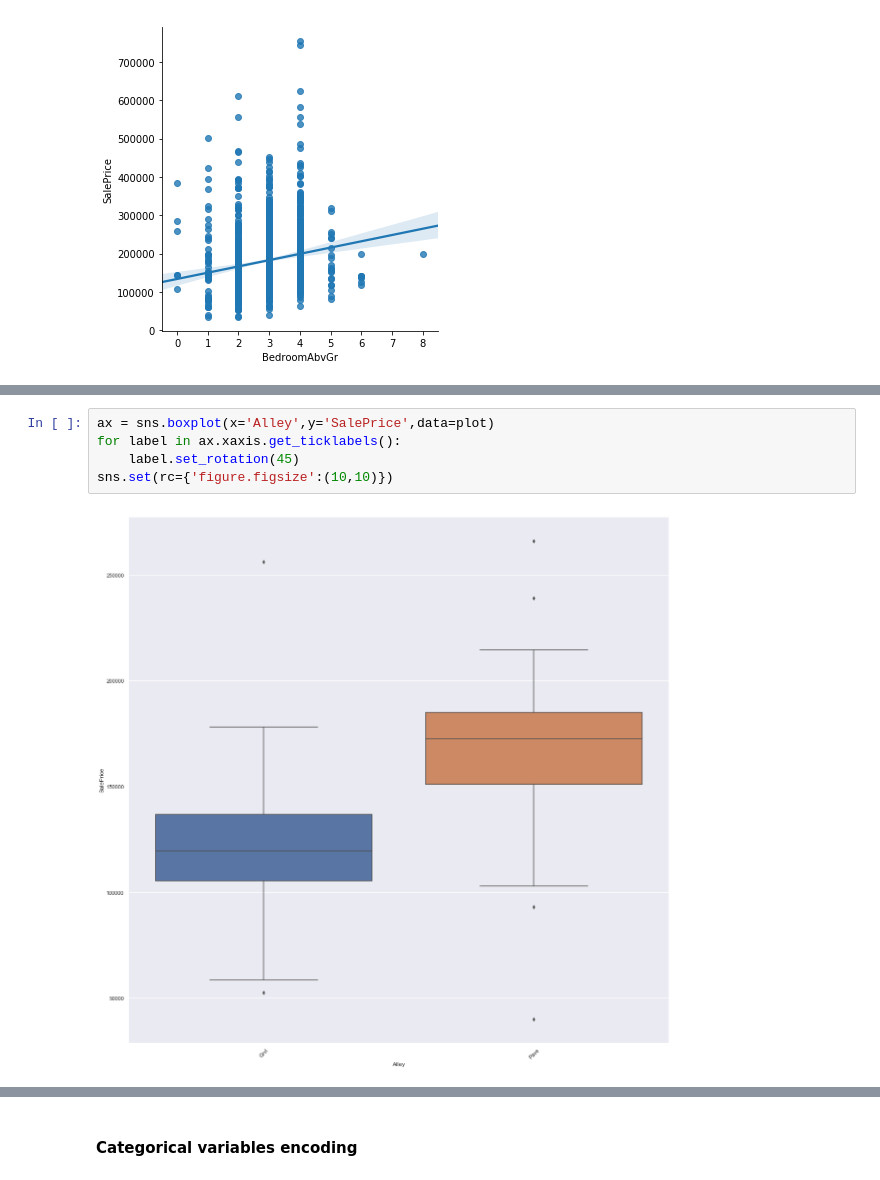
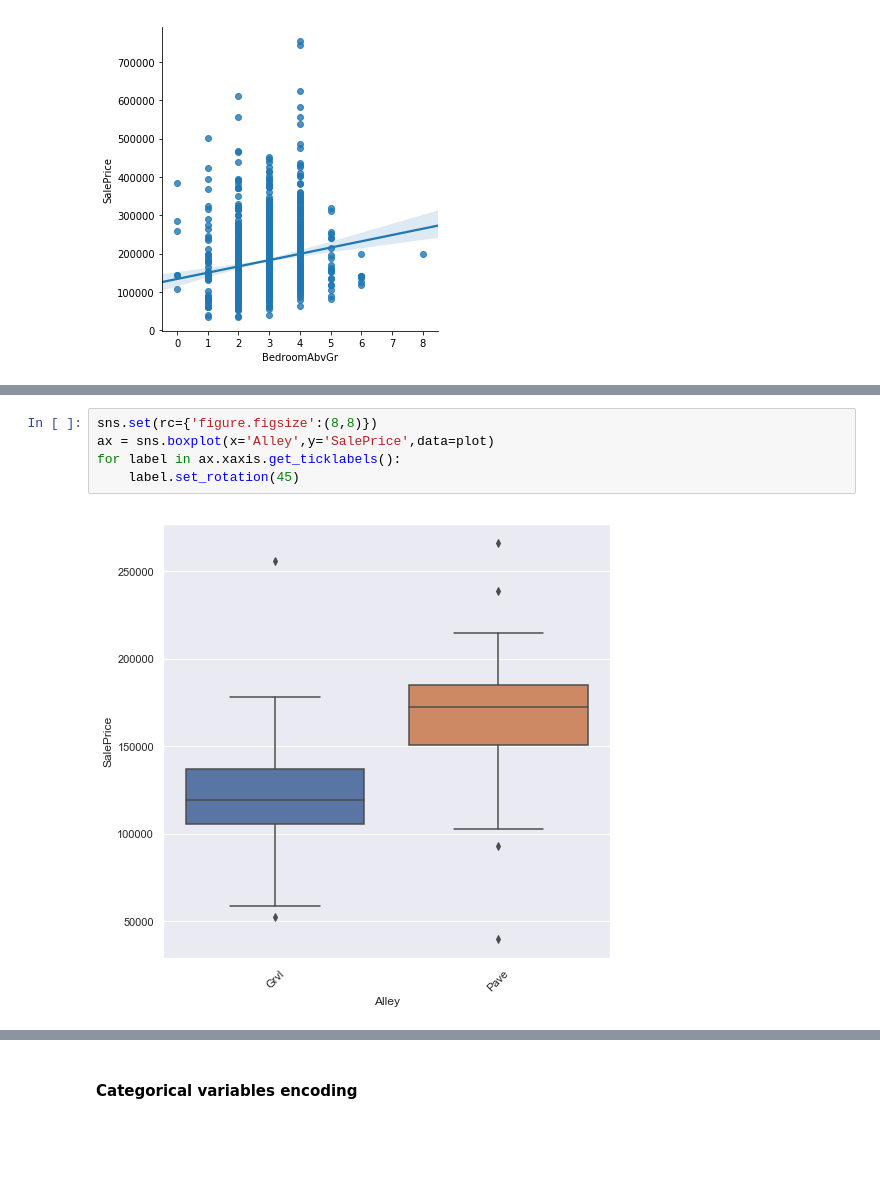
Before and after one commit to PeterMorgan97/Peter1, a Jupyter notebook: House Price.ipynb, the cells around one changed output, grey strips where cells are left out. Saved outputs shown, nothing was run; the diff lists cells and outputs as text; blank space fills up the shorter version.

```diff
--- a/House Price.ipynb
+++ b/House Price.ipynb
@@ -229,10 +229,10 @@ sns.set(rc={'figure.figsize':(20,20)})
 # %%
+sns.set(rc={'figure.figsize':(8,8)})
 ax = sns.boxplot(x='Alley',y='SalePrice',data=plot)
 for label in ax.xaxis.get_ticklabels():
     label.set_rotation(45)
-sns.set(rc={'figure.figsize':(10,10)})
 # %% [output]
-[figure, old version]
+[figure, new version]
 # %%
 ax = sns.boxplot(x='BldgType',y='SalePrice',data=plot)
 for label in ax.xaxis.get_ticklabels():
```
Also changed, not shown: parts of 9 cells of this notebook.
